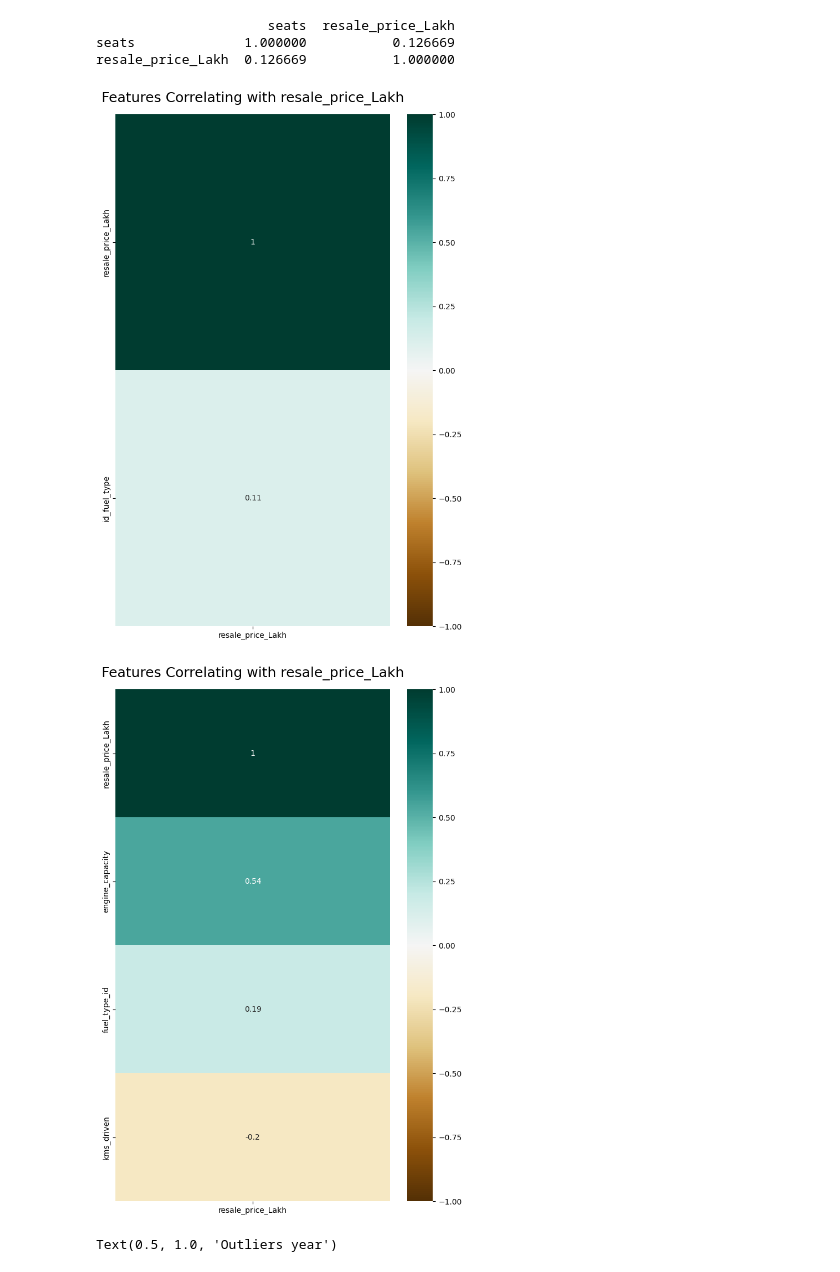
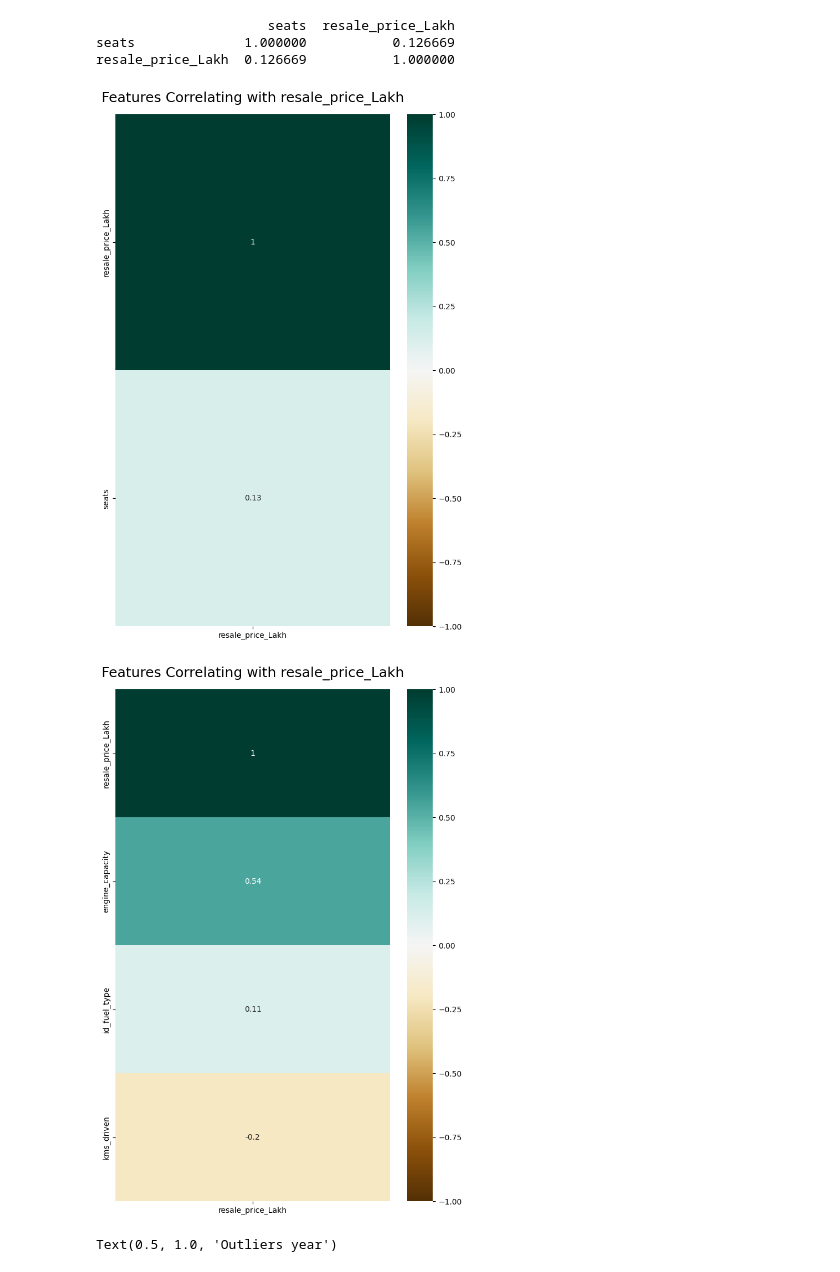
Before and after one commit to ruicoelhor22/AASE, a Jupyter notebook: dataQuality2.ipynb, the cells around one changed output. Saved outputs shown, nothing was run; the diff lists cells and outputs as text; code cells hidden in the pictures.

Commit message:
seats update

```diff
--- a/dataQuality2.ipynb
+++ b/dataQuality2.ipynb
@@ -465,24 +500,24 @@ plt.show()
 # %%
 #correlation  with price
 
 # Select columns
-columns_of_interest = ['id_fuel_type', 'resale_price_Lakh']
+columns_of_interest = ['seats', 'resale_price_Lakh']
 subset_df = df[columns_of_interest]
 
 plt.figure(figsize=(8, 12))
 
 # Creat heatmap
 heatmap = sns.heatmap(subset_df.corr()[['resale_price_Lakh']].sort_values(by='resale_price_Lakh', ascending=False), vmin=-1, vmax=1, annot=True, cmap='BrBG')
 heatmap.set_title('Features Correlating with resale_price_Lakh', fontdict={'fontsize': 18}, pad=16)
 
 plt.show()
 # %% [output]
-[figure, old version]
+[figure, new version]
 # %%
 #correlation of all features with price
 
 # Select columns
-columns_of_interest = ['fuel_type_id','engine_capacity', 'kms_driven', 'resale_price_Lakh']
+columns_of_interest = ['id_fuel_type','engine_capacity', 'kms_driven', 'resale_price_Lakh']
 subset_df = df[columns_of_interest]
 
 plt.figure(figsize=(8, 12))
@@ -493,7 +528,7 @@ heatmap.set_title('Features Correlating with resale_price_Lakh', fontdict={'font
 
 plt.show()
 # %% [output]
-[figure, old version]
+[figure, new version]
 # %%
 # Correlation triangular heatmap
 # Select columns
```
Also changed, not shown: parts of 4 cells of this notebook.
